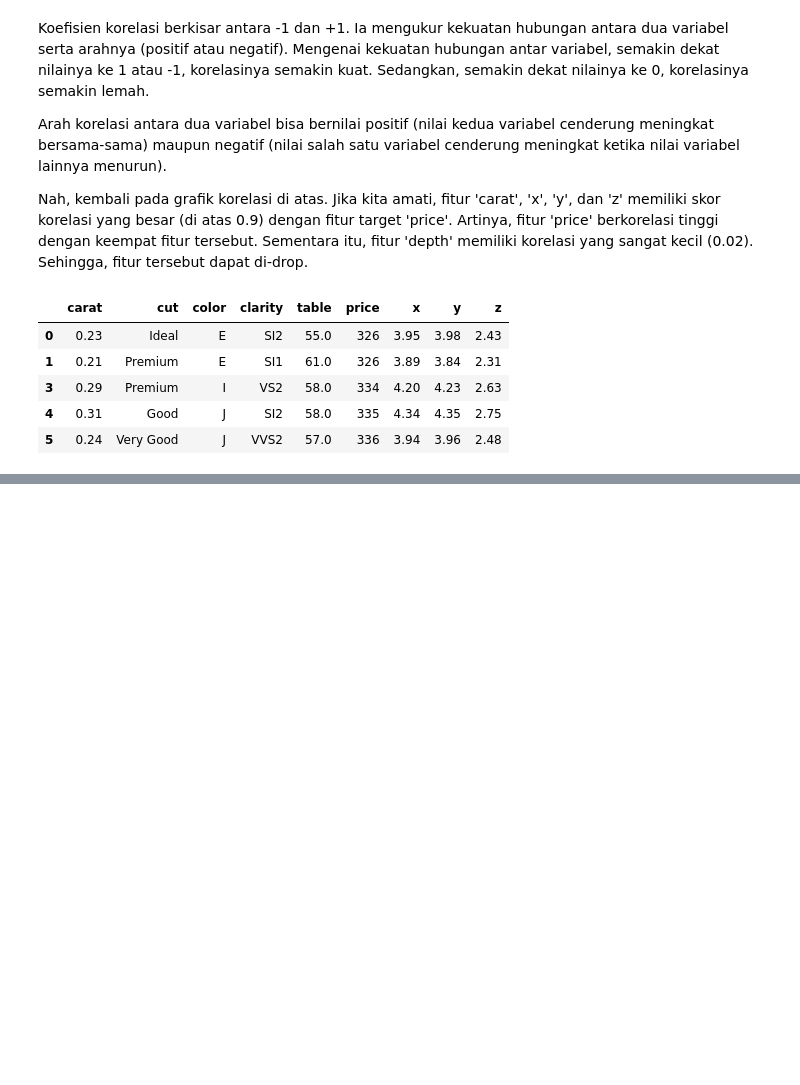
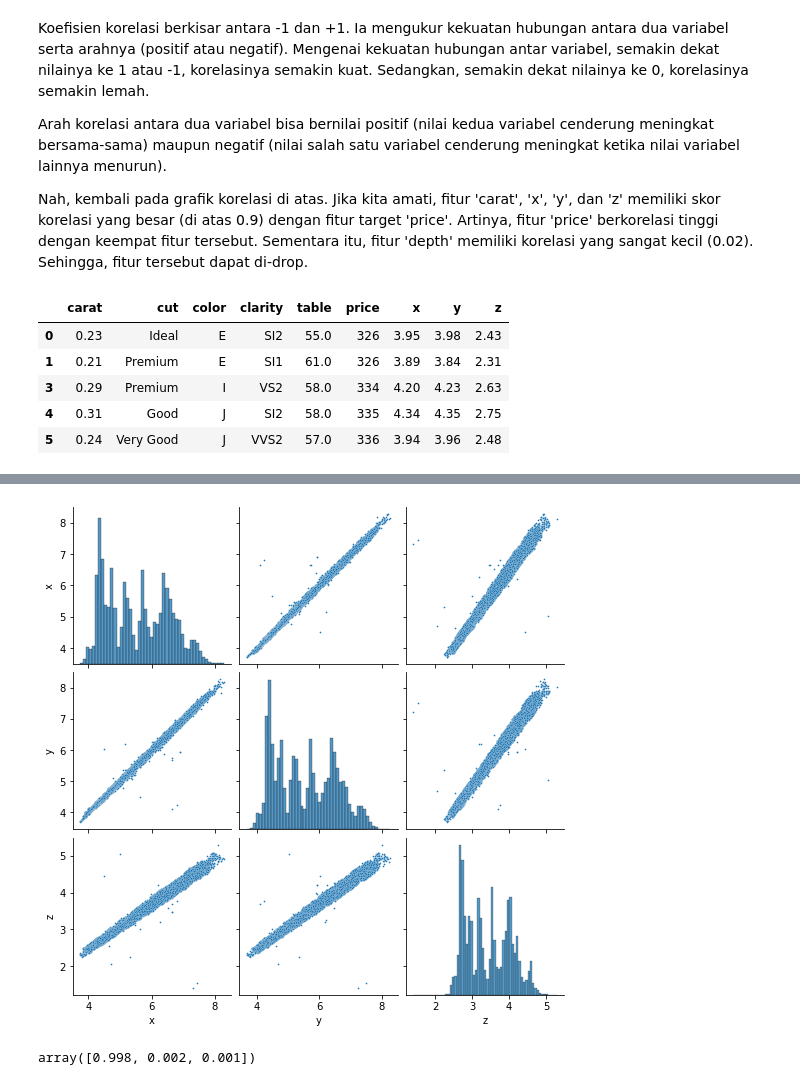
Before and after one commit to habibsatya/dicoding-training, a Jupyter notebook: code/diamonds.ipynb, the cells around one changed output, grey strips where cells are left out. Cells and saved outputs as stored; diff of their text form; code cells hidden in the pictures; blank space fills up the shorter version.

Commit message:
data preparation done

```diff
--- a/code/diamonds.ipynb
+++ b/code/diamonds.ipynb
@@ -399,0 +405,7 @@ data.head()
+# %%
+from sklearn.preprocessing import OneHotEncoder
+data = pd.concat([data, pd.get_dummies(data['cut'], prefix='cut')], axis=1)
+data = pd.concat([data, pd.get_dummies(data['color'], prefix='color')], axis=1)
+data = pd.concat([data, pd.get_dummies(data['clarity'], prefix='clarity')], axis=1)
+data.drop(['cut','color','clarity'], axis=1, inplace=True)
+data.head()
@@ -399,0 +435,4 @@ data.head()
+# %%
+sns.pairplot(data[['x','y','z']], plot_kws={"s": 3});
+# %% [output]
+[figure, added]
@@ -399,0 +445,4 @@ data.head()
+# %%
+pca.explained_variance_ratio_.round(3)
+# %% [output]
+array([0.998, 0.002, 0.001])
```
Also changed, not shown: parts of 24 cells of this notebook.
